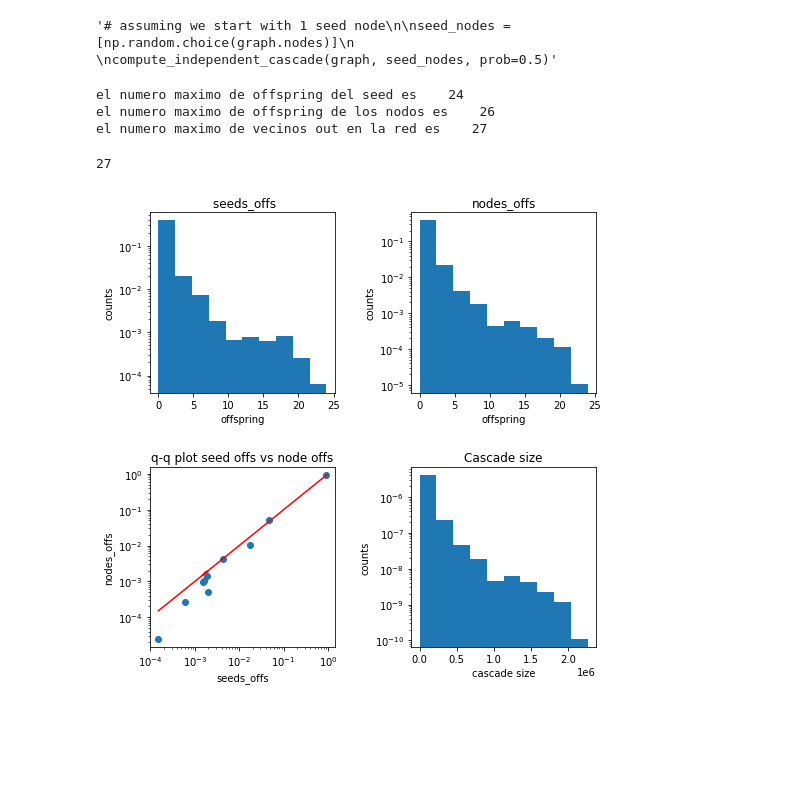
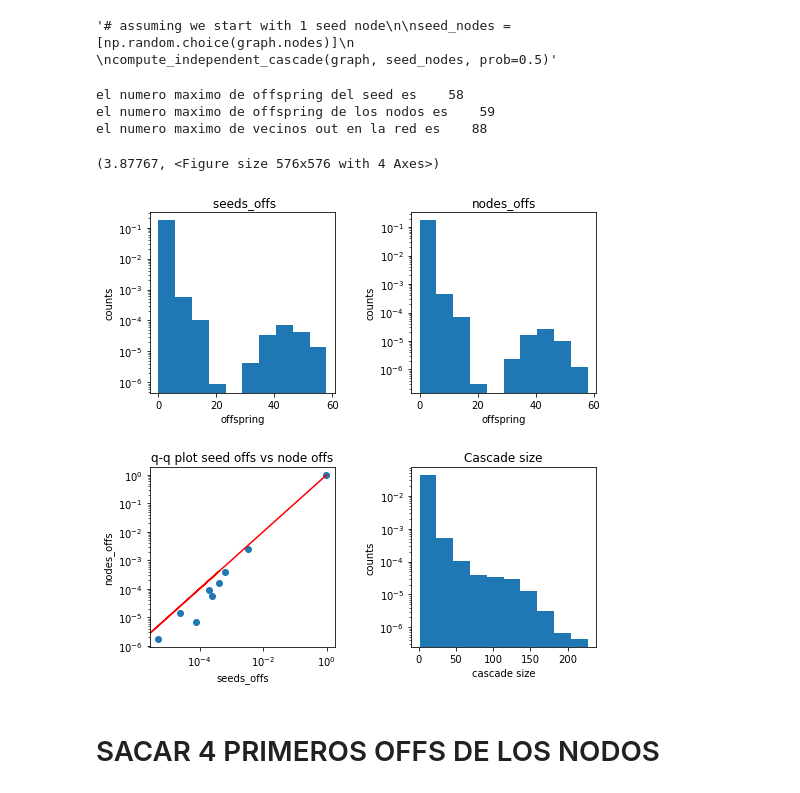
Before and after one commit to Brumargon/TFM.-, a Jupyter notebook: coupled opinion formation and information diffusion.ipynb, the cells around one changed output. Saved outputs shown, nothing was run; the diff lists cells and outputs as text; code cells hidden in the pictures; blank space fills up the shorter version.

```diff
--- a/coupled opinion formation and information diffusion.ipynb
+++ b/coupled opinion formation and information diffusion.ipynb
@@ -26,10 +27,10 @@ import statsmodels.api as sm
 # %%
 parameters = {
     'population': 900,
-    'steps': 250000,
+    'steps': 350000,
     'num_partners': 1,
     'mu': 0.5,
-    'd':0.25,
+    'd':0.9,
     'number_of_neighbors': 2,
     'min_percen': 5,
     'cascade_ct': 2}
@@ -193,7 +194,7 @@ plt.ylim(0,1)
 # %% [markdown]
 # information diffusion
 # %%
-def compute_independent_cascade(graph, prob, n_iters=100000):
+def compute_independent_cascade(graph, prob, n_iters=200000):
     total_spead = 0
     seeds_offs=[]
     nodes_offs=[]
@@ -236,7 +237,7 @@ def compute_independent_cascade(graph, prob, n_iters=100000):
         total_spead += len(active)
         #print(total_spead)
 
-        cascade_size.append(total_spead)
+        cascade_size.append(len(active))
     fig = plt.figure("seed offspring and node offspring", figsize=(8, 8))
     # Create a gridspec for adding subplots of different sizes
     axgrid = fig.add_gridspec(7, 7)
@@ -271,7 +272,7 @@ def compute_independent_cascade(graph, prob, n_iters=100000):
 
     counts2, bins2 = np.histogram(cascade_size)
     ax2 = fig.add_subplot(axgrid[4:, 4:])
-    ax2.hist(bins2[:-1], bins2, weights=counts1,density=True)
+    ax2.hist(bins2[:-1], bins2, weights=counts2 ,density=True)
     ax2.set_title("Cascade size")
     #ax3.set_xscale('log')
     ax2.set_yscale('log')
@@ -313,12 +314,14 @@ compute_independent_cascade(graph, seed_nodes, prob=0.5)"""
 # %% [output]
 '# assuming we start with 1 seed node\n\nseed_nodes = [np.random.choice(graph.nodes)]\n                        \ncompute_independent_cascade(graph, seed_nodes, prob=0.5)'
 # %%
-compute_independent_cascade(graph, prob=0.7)
+compute_independent_cascade(graph, prob=0.5)
 #prob ct que multiplica la diferencia de opinion en la probabilidad de succeed information cascade
-max([graph.out_degree(i) for i in range(0,len(graph.out_degree()))])
+#max([graph.out_degree(i) for i in range(0,len(graph.out_degree()))])
 # %% [output]
-el numero maximo de offspring del seed es    24
-el numero maximo de offspring de los nodos es    26
-el numero maximo de vecinos out en la red es    27
+el numero maximo de offspring del seed es    58
+el numero maximo de offspring de los nodos es    59
+el numero maximo de vecinos out en la red es    88
-27
+(3.87767, <Figure size 576x576 with 4 Axes>)
-[figure, old version]
+[figure, new version]
+# %% [markdown]
+# SACAR 4 PRIMEROS OFFS DE LOS NODOS
```
Also changed, not shown: parts of 8 cells of this notebook.
